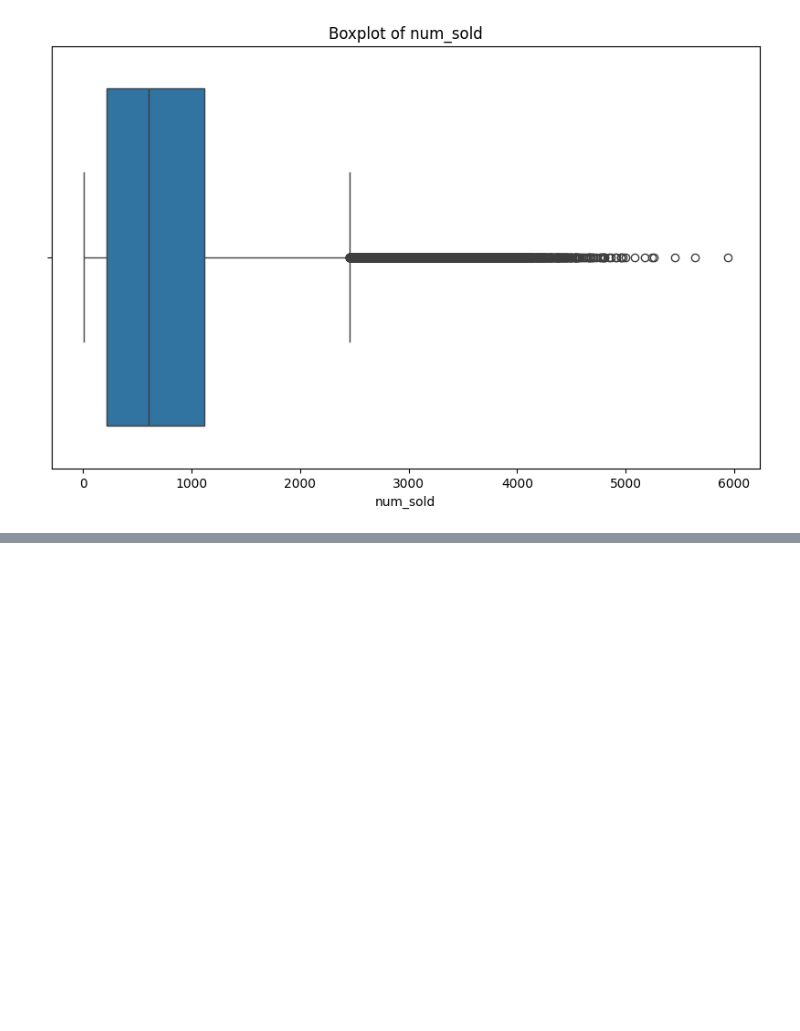
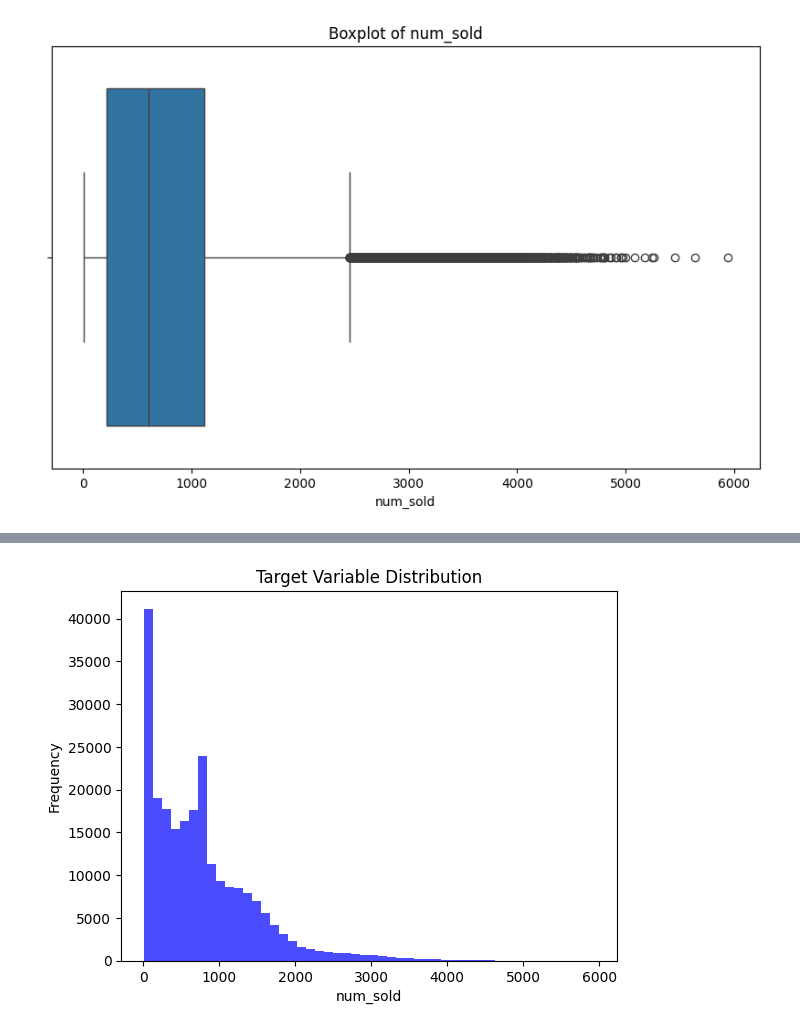
Before and after one commit to YusufDeesawala/Sticker_Sales_Prediction, a Jupyter notebook: main.ipynb, the cells around one changed output, grey strips where cells are left out. Drawn from its saved outputs; the diff is of its cells as text; code cells hidden in the pictures; blank space fills up the shorter version.

```diff
--- a/main.ipynb
+++ b/main.ipynb
@@ -165,0 +353,10 @@ plt.show()
+# %%
+import matplotlib.pyplot as plt
+
+plt.hist(y_imputed, bins=50, color='blue', alpha=0.7)
+plt.title('Target Variable Distribution')
+plt.xlabel('num_sold')
+plt.ylabel('Frequency')
+plt.show()
+# %% [output]
+[figure, added]
```
Also changed, not shown: parts of 12 cells of this notebook.
